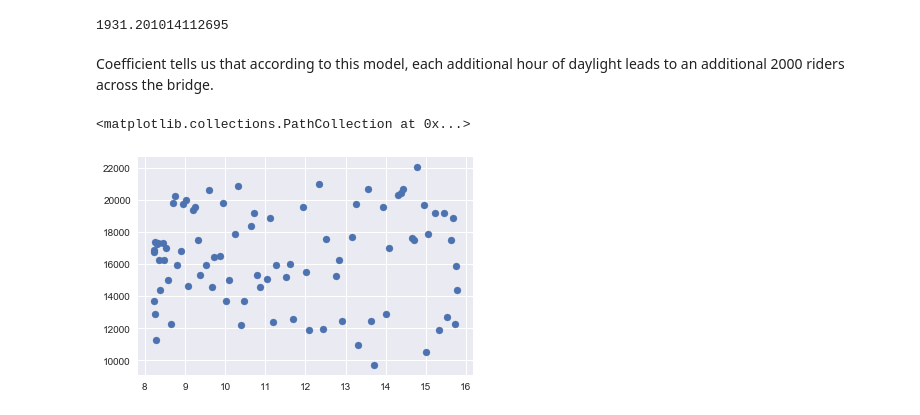
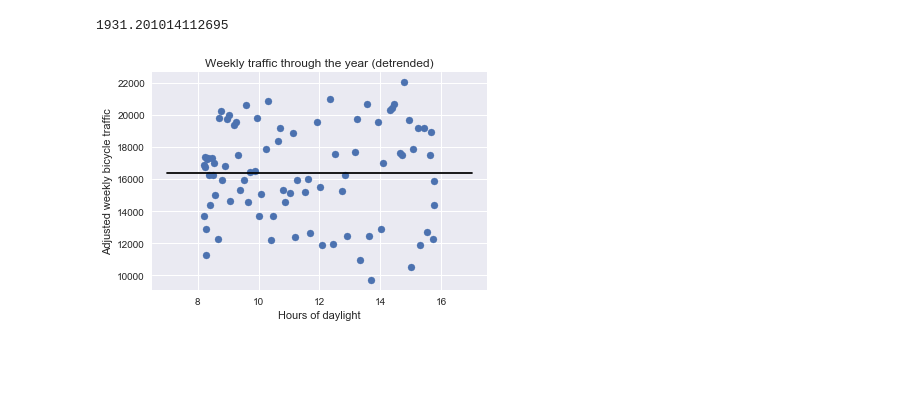
Before and after one commit to fabiangunzinger/seattle_cycling, a Jupyter notebook: seattle_cycling.ipynb, the cells around one changed output. Drawn from its saved outputs; the diff is of its cells as text; code cells hidden in the pictures; blank space fills up the shorter version.

Commit message:
Accounting for hours of daylight completed

```diff
--- a/seattle_cycling.ipynb
+++ b/seattle_cycling.ipynb
@@ -72,6 +73,9 @@ X = weekly[['daylight']]
 y = weekly['total']
 clf = LinearRegression(fit_intercept=True).fit(X, y)
 
+weekly['daylight_trend'] = clf.predict(X)
+weekly['daylight_corrected_total'] = weekly.total - weekly.daylight_trend + np.mean(weekly.daylight_trend)
+
 xfit = np.linspace(7, 17)
 yfit = clf.predict(xfit[:, None])
 
@@ -79,18 +83,21 @@ plt.scatter(weekly.daylight, weekly.total)
 plt.plot(xfit, yfit, '-k')
 plt.title('Bycicle traffic through the year')
 plt.xlabel('Hours of daylight')
-plt.ylabel('Weekly bycicle traffic');
+plt.ylabel('Weekly bicycle traffic');
 # %% [output]
 [figure]
 # %%
 clf.coef_[0]
 # %% [output]
 1931.201014112695
-# %% [markdown]
-Coefficient tells us that according to this model, each additional hour of daylight leads to an additional 2000 riders across the bridge.
 # %%
+# Plot detrended data
+
 trend = clf.predict(weekly[['daylight']].values)
 plt.scatter(weekly.daylight, weekly.total - trend + np.mean(trend))
+plt.plot(xfit, np.mean(trend) + 0 * yfit, '-k')
+plt.title('Weekly traffic through the year (detrended)')
+plt.xlabel('Hours of daylight')
+plt.ylabel('Adjusted weekly bicycle traffic');
 # %% [output]
-<matplotlib.collections.PathCollection at 0x...>
-[figure, old version]
+[figure, new version]
```
Also changed, not shown: parts of 6 cells of this notebook.
